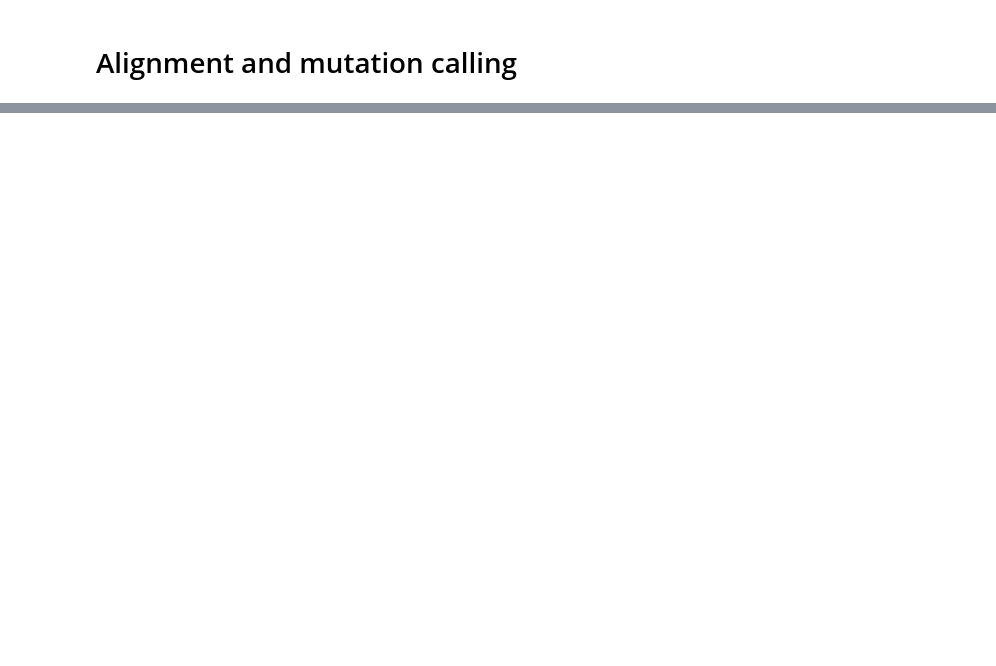
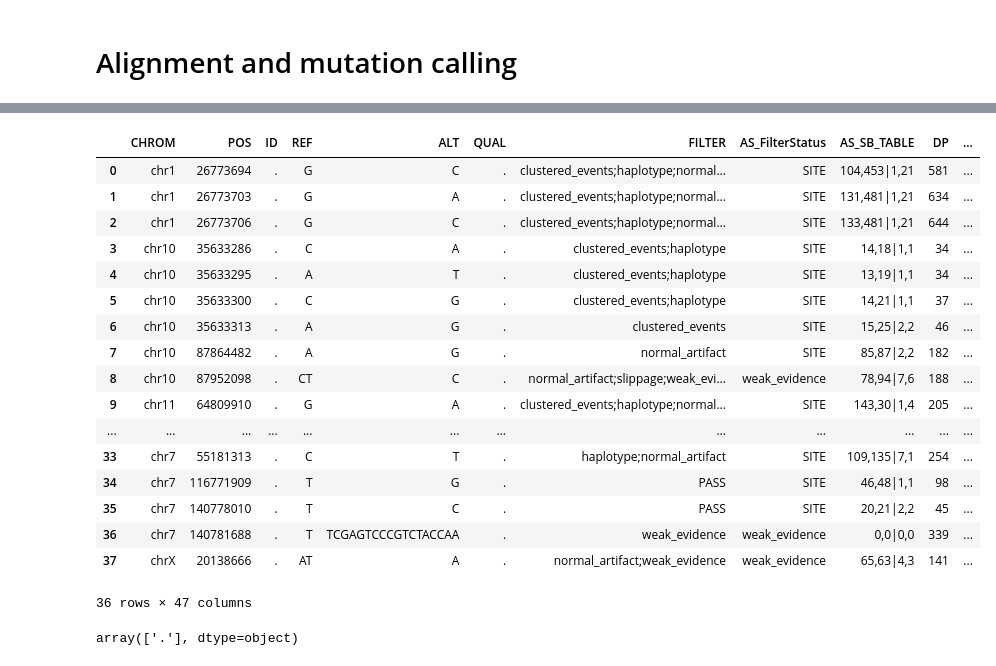
Before and after one commit to drashtishah/test, a Jupyter notebook: ngs.ipynb, the cells around one changed output, grey strips where cells are left out. Saved outputs shown, nothing was run; the diff lists cells and outputs as text; code cells hidden in the pictures; blank space fills up the shorter version.

```diff
--- a/ngs.ipynb
+++ b/ngs.ipynb
@@ -46,0 +174,27 @@ if RUN_GATK:
+# %%
+filtered_tumor_variants = df[df['tumor_AF'] > normal_af]
+filtered_tumor_variants.to_csv(f'{RESULTS_FOLDER}/filtered_tumor_variants.csv')
+filtered_tumor_variants
+# %% [output]
+|  | CHROM | POS | ID | REF | ALT | QUAL | FILTER | AS_FilterStatus | AS_SB_TABLE | DP | ... |
+| 0 | chr1 | 26773694 | . | G | C | . | clustered_events;haplotype;normal... | SITE | 104,453|1,21 | 581 | ... |
+| 1 | chr1 | 26773703 | . | G | A | . | clustered_events;haplotype;normal... | SITE | 131,481|1,21 | 634 | ... |
+| 2 | chr1 | 26773706 | . | G | C | . | clustered_events;haplotype;normal... | SITE | 133,481|1,21 | 644 | ... |
+| 3 | chr10 | 35633286 | . | C | A | . | clustered_events;haplotype | SITE | 14,18|1,1 | 34 | ... |
+| 4 | chr10 | 35633295 | . | A | T | . | clustered_events;haplotype | SITE | 13,19|1,1 | 34 | ... |
+| 5 | chr10 | 35633300 | . | C | G | . | clustered_events;haplotype | SITE | 14,21|1,1 | 37 | ... |
+| 6 | chr10 | 35633313 | . | A | G | . | clustered_events | SITE | 15,25|2,2 | 46 | ... |
+| 7 | chr10 | 87864482 | . | A | G | . | normal_artifact | SITE | 85,87|2,2 | 182 | ... |
+| 8 | chr10 | 87952098 | . | CT | C | . | normal_artifact;slippage;weak_evi... | weak_evidence | 78,94|7,6 | 188 | ... |
+| 9 | chr11 | 64809910 | . | G | A | . | clustered_events;haplotype;normal... | SITE | 143,30|1,4 | 205 | ... |
+| ... | ... | ... | ... | ... | ... | ... | ... | ... | ... | ... | ... |
+| 33 | chr7 | 55181313 | . | C | T | . | haplotype;normal_artifact | SITE | 109,135|7,1 | 254 | ... |
+| 34 | chr7 | 116771909 | . | T | G | . | PASS | SITE | 46,48|1,1 | 98 | ... |
+| 35 | chr7 | 140778010 | . | T | C | . | PASS | SITE | 20,21|2,2 | 45 | ... |
+| 36 | chr7 | 140781688 | . | T | TCGAGTCCCGTCTACCAA | . | weak_evidence | weak_evidence | 0,0|0,0 | 339 | ... |
+| 37 | chrX | 20138666 | . | AT | A | . | normal_artifact;weak_evidence | weak_evidence | 65,63|4,3 | 141 | ... |
+36 rows × 47 columns
+# %%
+df['ID'].unique()
+# %% [output]
+array(['.'], dtype=object)
```
Also changed, not shown: parts of 12 cells of this notebook, 4 other files.
